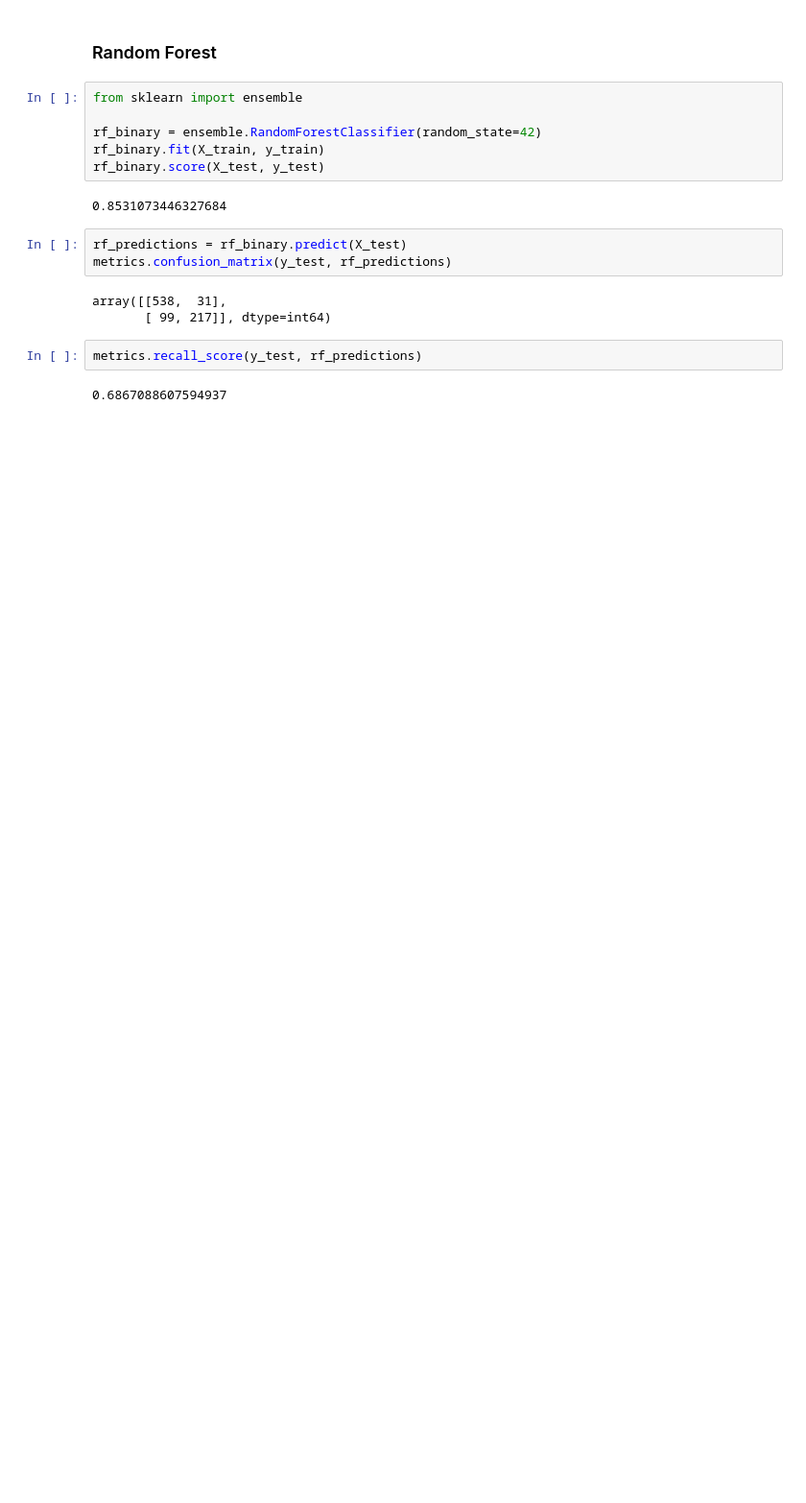
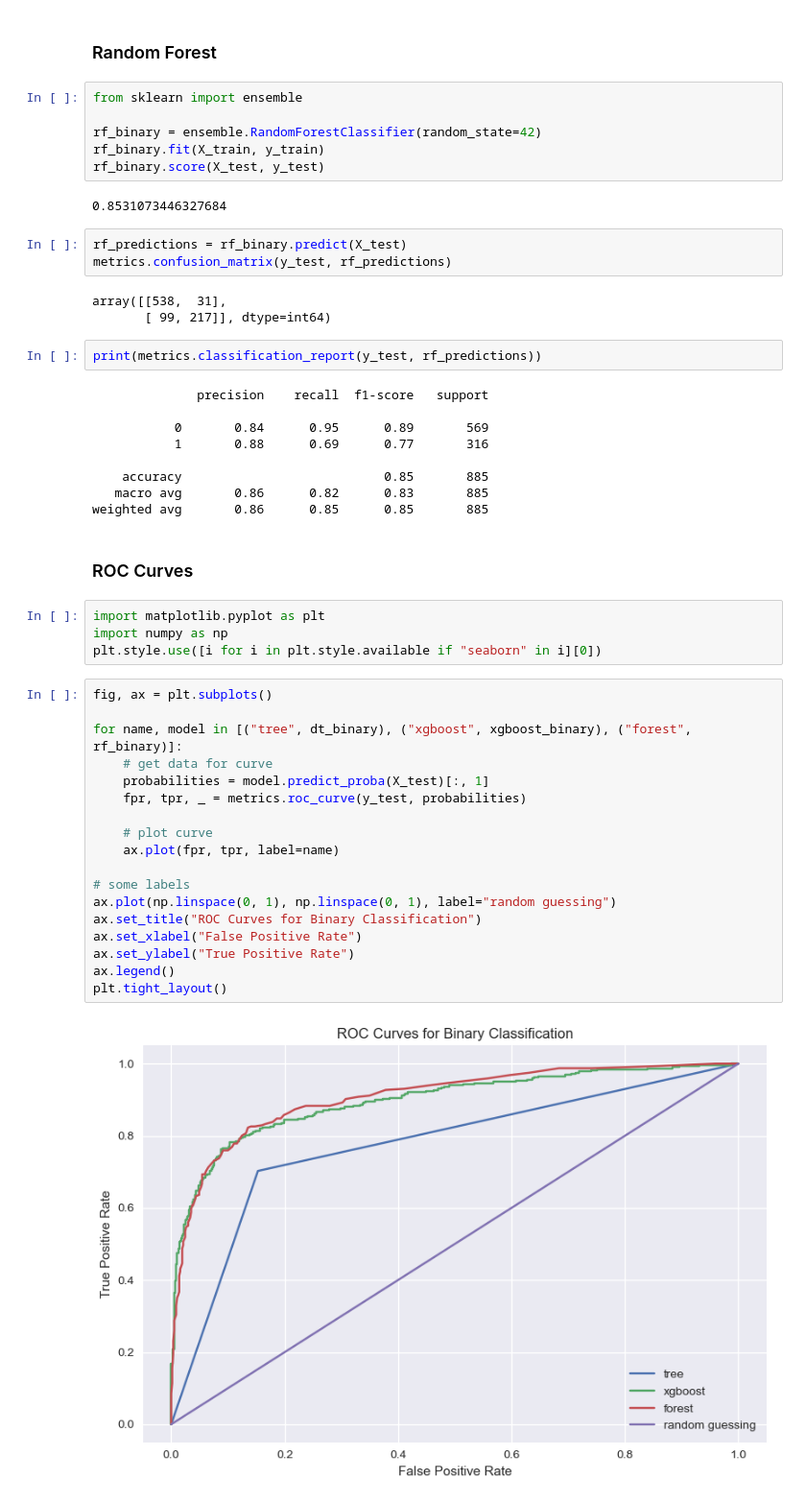
Before and after one commit to AndreJacobsPy/ai-academy-capstone, a Jupyter notebook: modeling.ipynb, the cells around one changed output. Shown at 96% size. Cells and saved outputs as stored; diff of their text form; blank space fills up the shorter version.

Commit message:
added roc curve to binary classification baseline models

```diff
--- a/modeling.ipynb
+++ b/modeling.ipynb
@@ -151,6 +171,39 @@ metrics.confusion_matrix(y_test, rf_predictions)
 array([[538,  31],
        [ 99, 217]], dtype=int64)
 # %%
-metrics.recall_score(y_test, rf_predictions)
+print(metrics.classification_report(y_test, rf_predictions))
 # %% [output]
-0.6867088607594937
+              precision    recall  f1-score   support
+
+           0       0.84      0.95      0.89       569
+           1       0.88      0.69      0.77       316
+
+    accuracy                           0.85       885
+   macro avg       0.86      0.82      0.83       885
+weighted avg       0.86      0.85      0.85       885
+# %% [markdown]
+### ROC Curves
+# %%
+import matplotlib.pyplot as plt
+import numpy as np
+plt.style.use([i for i in plt.style.available if "seaborn" in i][0])
+# %%
+fig, ax = plt.subplots()
+
+for name, model in [("tree", dt_binary), ("xgboost", xgboost_binary), ("forest", rf_binary)]:
+    # get data for curve
+    probabilities = model.predict_proba(X_test)[:, 1]
+    fpr, tpr, _ = metrics.roc_curve(y_test, probabilities)
+
+    # plot curve
+    ax.plot(fpr, tpr, label=name)
+
+# some labels
+ax.plot(np.linspace(0, 1), np.linspace(0, 1), label="random guessing")
+ax.set_title("ROC Curves for Binary Classification")
+ax.set_xlabel("False Positive Rate")
+ax.set_ylabel("True Positive Rate")
+ax.legend()
+plt.tight_layout()
+# %% [output]
+[figure, added]
```
Also changed, not shown: parts of 5 cells of this notebook.
